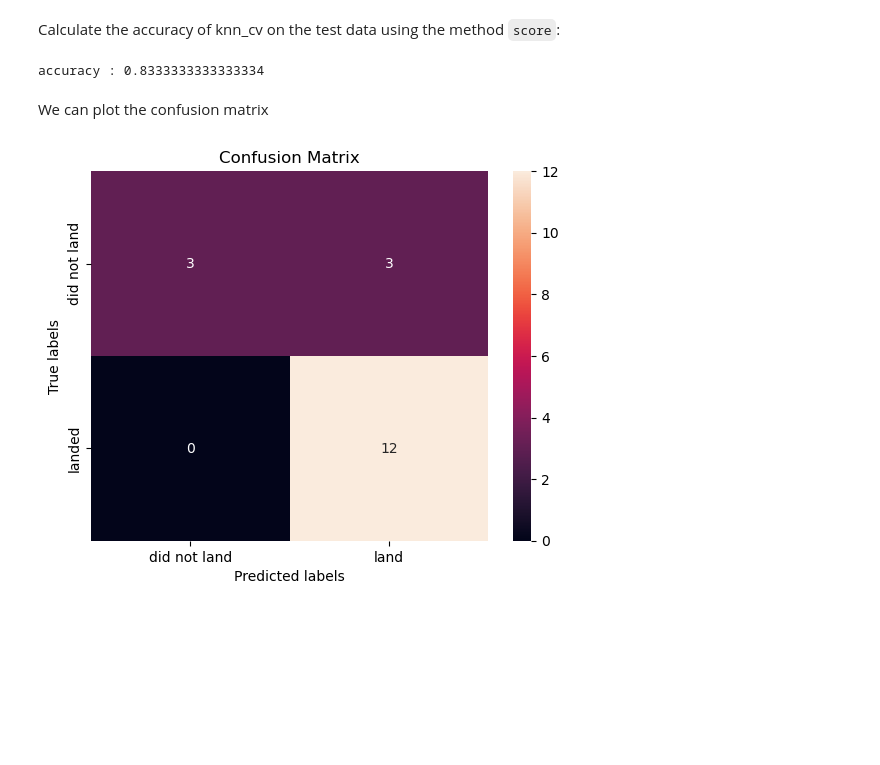
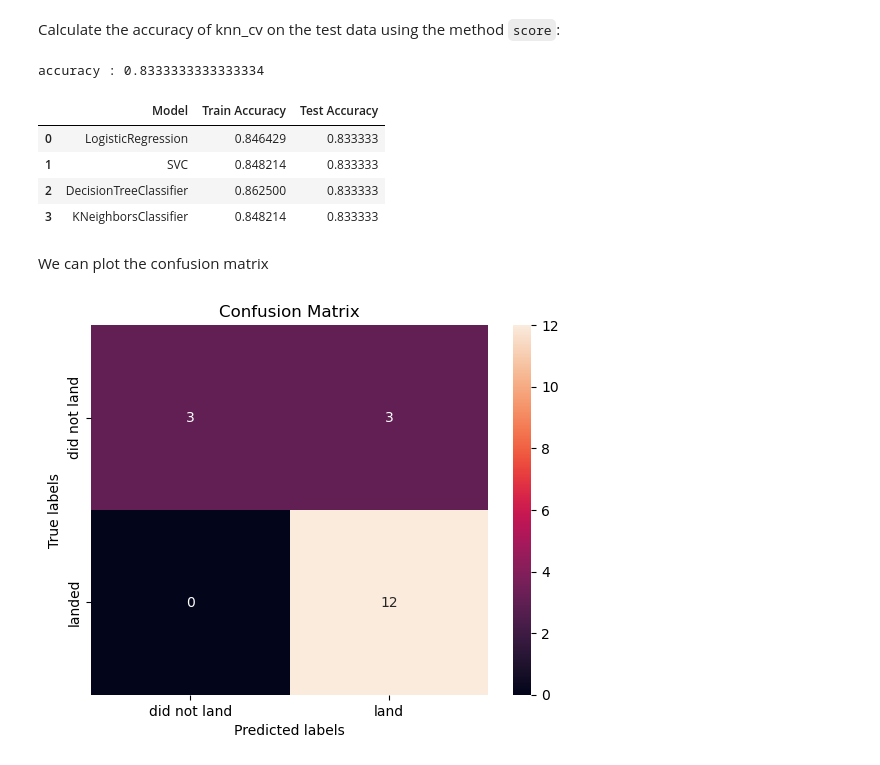
Before and after one commit to RaoNarahari22/IBM_Course_10, a Jupyter notebook: SpaceX_Machine_Learning_Prediction_Part_5.jupyterlite.ipynb, the cells around one changed output. Cells and saved outputs as stored; diff of their text form; code cells hidden in the pictures; blank space fills up the shorter version.

```diff
--- a/SpaceX_Machine_Learning_Prediction_Part_5.jupyterlite.ipynb
+++ b/SpaceX_Machine_Learning_Prediction_Part_5.jupyterlite.ipynb
@@ -171,3 +171,6 @@ X.head(100)
 | 88 | 89.0 | 15400.000000 | 3.0 | 5.0 | 2.0 | 0.0 | 0.0 | 0.0 | ... |
 | 89 | 90.0 | 3681.000000 | 1.0 | 5.0 | 0.0 | 0.0 | 0.0 | 0.0 | ... |
 90 rows × 83 columns
+# %%
+accuracy_results = pd.DataFrame(columns=['Model', 'Train Accuracy', 'Test Accuracy'])
+accuracy_results
@@ -246,3 +251,6 @@ Calculate the accuracy on the test data using the method <code>score</code>:
 print("accuracy :",logreg_cv.best_estimator_.score( X_test, Y_test))
 # %% [output]
 accuracy : 0.8333333333333334
+# %%
+accuracy_results.loc[len(accuracy_results)] = ['LogisticRegression', logreg_cv.best_score_, logreg_cv.best_estimator_.score( X_test, Y_test)]
+accuracy_results
@@ -389,6 +415,15 @@ Calculate the accuracy of knn_cv on the test data using the method <code>score</
 print("accuracy :",knn_cv.best_estimator_.score( X_test, Y_test))
 # %% [output]
 accuracy : 0.8333333333333334
+# %%
+accuracy_results.loc[len(accuracy_results)] = ['KNeighborsClassifier', knn_cv.best_score_, knn_cv.best_estimator_.score( X_test, Y_test)]
+accuracy_results
+# %% [output]
+|  | Model | Train Accuracy | Test Accuracy |
+| 0 | LogisticRegression | 0.846429 | 0.833333 |
+| 1 | SVC | 0.848214 | 0.833333 |
+| 2 | DecisionTreeClassifier | 0.862500 | 0.833333 |
+| 3 | KNeighborsClassifier | 0.848214 | 0.833333 |
 # %% [markdown]
 We can plot the confusion matrix
 # %%
```
Also changed, not shown: parts of 8 cells of this notebook.
